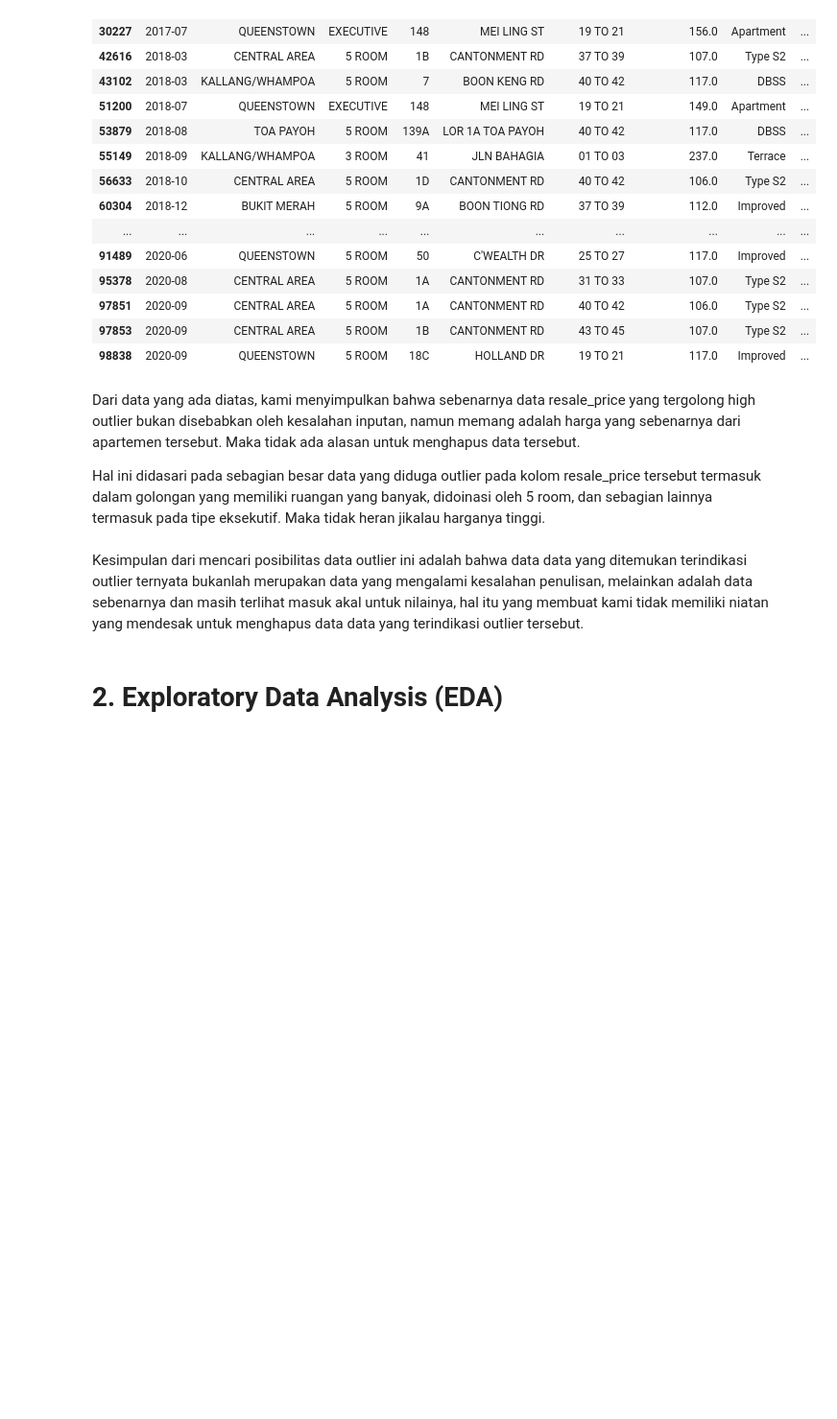
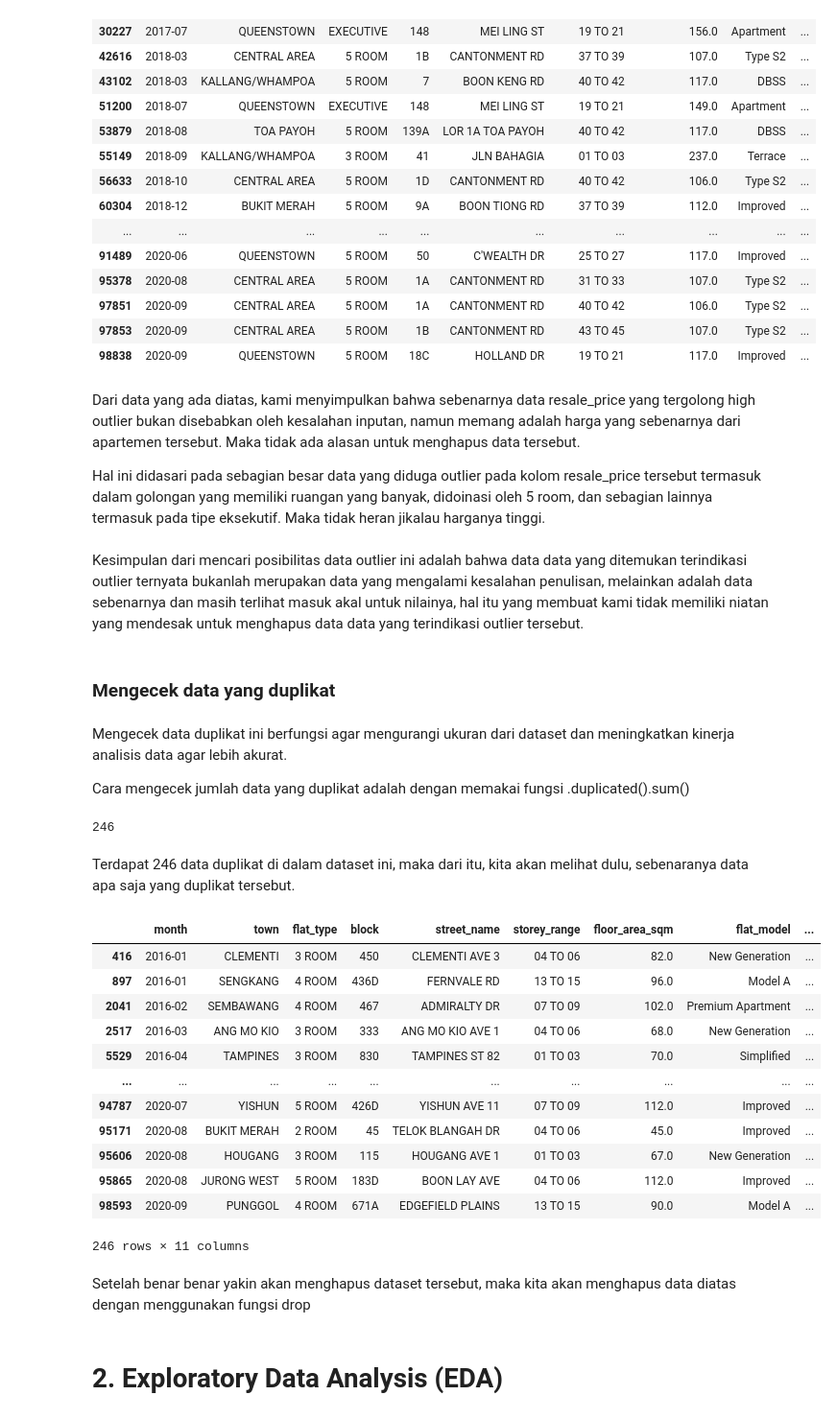
Before and after one commit to mhmhatta/SGResalePrice, a Jupyter notebook: Tubes PML Kelompok GaNi.ipynb, the cells around one changed output. Shown at 96% size. Cells and saved outputs as stored; diff of their text form; code cells hidden in the pictures; blank space fills up the shorter version.

```diff
--- a/Tubes PML Kelompok GaNi.ipynb
+++ b/Tubes PML Kelompok GaNi.ipynb
@@ -338,5 +342,44 @@ Dari data yang ada diatas, kami menyimpulkan bahwa sebenarnya data resale_price
 Hal ini didasari pada sebagian besar data yang diduga outlier pada kolom resale_price tersebut termasuk dalam golongan yang memiliki ruangan yang banyak, didoinasi oleh 5 room, dan sebagian lainnya termasuk pada tipe eksekutif. Maka tidak heran jikalau harganya tinggi.
 # %% [markdown]
 Kesimpulan dari mencari posibilitas data outlier ini adalah bahwa data data yang ditemukan terindikasi outlier ternyata bukanlah merupakan data yang mengalami kesalahan penulisan, melainkan adalah data sebenarnya dan masih terlihat masuk akal untuk nilainya, hal itu yang membuat kami tidak memiliki niatan yang mendesak untuk menghapus data data yang terindikasi outlier tersebut.
+# %% [markdown]
+### Mengecek data yang duplikat
+# %% [markdown]
+Mengecek data duplikat ini berfungsi agar mengurangi ukuran dari dataset dan meningkatkan kinerja analisis data agar lebih akurat.
+
+Cara mengecek jumlah data yang duplikat adalah dengan memakai fungsi .duplicated().sum()
+# %%
+df.duplicated().sum()
+# %% [output]
+246
+# %% [markdown]
+Terdapat 246 data duplikat di dalam dataset ini, maka dari itu, kita akan melihat dulu, sebenaranya data apa saja yang duplikat tersebut.
+# %%
+# Mencari duplicated
+tes = df.duplicated()
+
+def filter_true_indices(series):
+    return series.index[series].tolist()
+
+# Menggunakan fungsi untuk mendapatkan indeks yang True
+true_indices = filter_true_indices(tes)
+
+df.iloc[true_indices]
+# %% [output]
+|  | month | town | flat_type | block | street_name | storey_range | floor_area_sqm | flat_model | ... |
+| 416 | 2016-01 | CLEMENTI | 3 ROOM | 450 | CLEMENTI AVE 3 | 04 TO 06 | 82.0 | New Generation | ... |
+| 897 | 2016-01 | SENGKANG | 4 ROOM | 436D | FERNVALE RD | 13 TO 15 | 96.0 | Model A | ... |
+| 2041 | 2016-02 | SEMBAWANG | 4 ROOM | 467 | ADMIRALTY DR | 07 TO 09 | 102.0 | Premium Apartment | ... |
+| 2517 | 2016-03 | ANG MO KIO | 3 ROOM | 333 | ANG MO KIO AVE 1 | 04 TO 06 | 68.0 | New Generation | ... |
+| 5529 | 2016-04 | TAMPINES | 3 ROOM | 830 | TAMPINES ST 82 | 01 TO 03 | 70.0 | Simplified | ... |
+| ... | ... | ... | ... | ... | ... | ... | ... | ... | ... |
+| 94787 | 2020-07 | YISHUN | 5 ROOM | 426D | YISHUN AVE 11 | 07 TO 09 | 112.0 | Improved | ... |
+| 95171 | 2020-08 | BUKIT MERAH | 2 ROOM | 45 | TELOK BLANGAH DR | 04 TO 06 | 45.0 | Improved | ... |
+| 95606 | 2020-08 | HOUGANG | 3 ROOM | 115 | HOUGANG AVE 1 | 01 TO 03 | 67.0 | New Generation | ... |
+| 95865 | 2020-08 | JURONG WEST | 5 ROOM | 183D | BOON LAY AVE | 04 TO 06 | 112.0 | Improved | ... |
+| 98593 | 2020-09 | PUNGGOL | 4 ROOM | 671A | EDGEFIELD PLAINS | 13 TO 15 | 90.0 | Model A | ... |
+246 rows × 11 columns
+# %% [markdown]
+Setelah benar benar yakin akan menghapus dataset tersebut, maka kita akan menghapus data diatas dengan menggunakan fungsi drop
 # %% [markdown]
 # 2. Exploratory Data Analysis (EDA)
```
Also changed, not shown: parts of 44 cells of this notebook.
